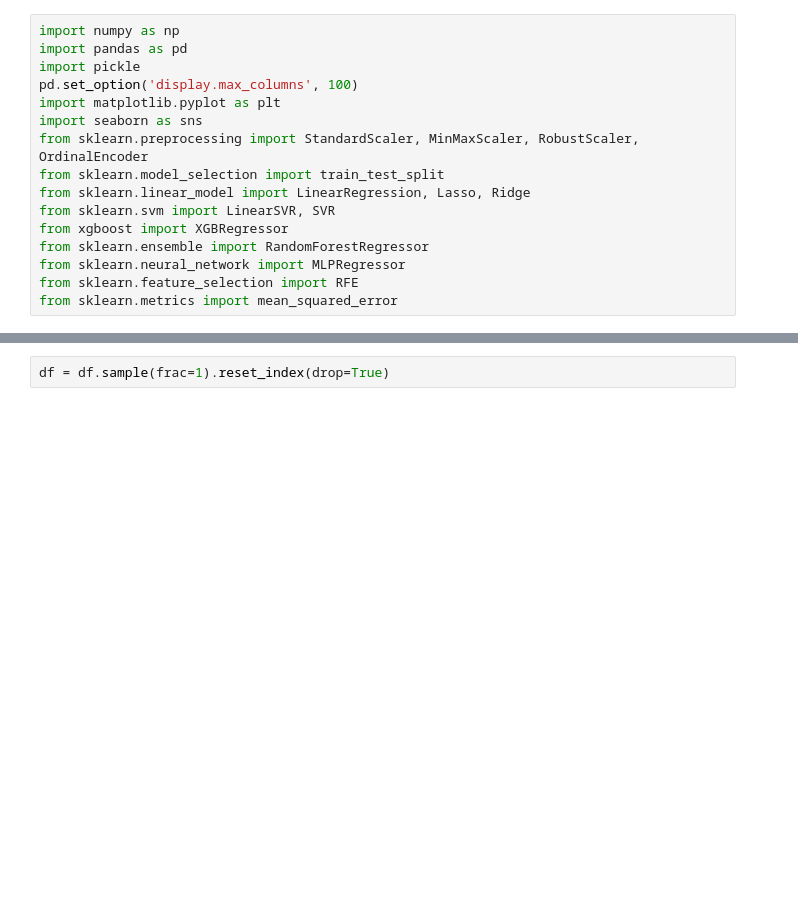
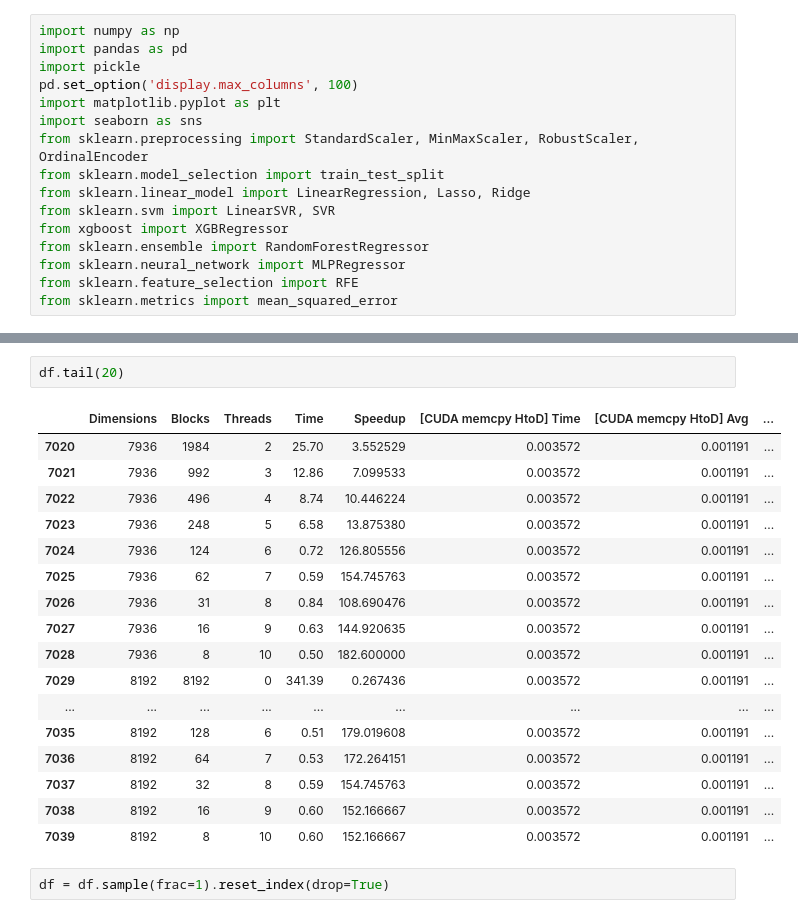
Before and after one commit to SAR2652/NYU-GPU-Final-Project, a Jupyter notebook: Analysis.ipynb, the cells around one changed output, grey strips where cells are left out. Saved outputs shown, nothing was run; the diff lists cells and outputs as text; blank space fills up the shorter version.

```diff
--- a/Analysis.ipynb
+++ b/Analysis.ipynb
@@ -33,3 +43,23 @@ df.head()
+# %%
+df.tail(20)
+# %% [output]
+|  | Dimensions | Blocks | Threads | Time | Speedup | [CUDA memcpy HtoD] Time | [CUDA memcpy HtoD] Avg | ... |
+| 7020 | 7936 | 1984 | 2 | 25.70 | 3.552529 | 0.003572 | 0.001191 | ... |
+| 7021 | 7936 | 992 | 3 | 12.86 | 7.099533 | 0.003572 | 0.001191 | ... |
+| 7022 | 7936 | 496 | 4 | 8.74 | 10.446224 | 0.003572 | 0.001191 | ... |
+| 7023 | 7936 | 248 | 5 | 6.58 | 13.875380 | 0.003572 | 0.001191 | ... |
+| 7024 | 7936 | 124 | 6 | 0.72 | 126.805556 | 0.003572 | 0.001191 | ... |
+| 7025 | 7936 | 62 | 7 | 0.59 | 154.745763 | 0.003572 | 0.001191 | ... |
+| 7026 | 7936 | 31 | 8 | 0.84 | 108.690476 | 0.003572 | 0.001191 | ... |
+| 7027 | 7936 | 16 | 9 | 0.63 | 144.920635 | 0.003572 | 0.001191 | ... |
+| 7028 | 7936 | 8 | 10 | 0.50 | 182.600000 | 0.003572 | 0.001191 | ... |
+| 7029 | 8192 | 8192 | 0 | 341.39 | 0.267436 | 0.003572 | 0.001191 | ... |
+| ... | ... | ... | ... | ... | ... | ... | ... | ... |
+| 7035 | 8192 | 128 | 6 | 0.51 | 179.019608 | 0.003572 | 0.001191 | ... |
+| 7036 | 8192 | 64 | 7 | 0.53 | 172.264151 | 0.003572 | 0.001191 | ... |
+| 7037 | 8192 | 32 | 8 | 0.59 | 154.745763 | 0.003572 | 0.001191 | ... |
+| 7038 | 8192 | 16 | 9 | 0.60 | 152.166667 | 0.003572 | 0.001191 | ... |
+| 7039 | 8192 | 8 | 10 | 0.60 | 152.166667 | 0.003572 | 0.001191 | ... |
 # %%
 df = df.sample(frac=1).reset_index(drop=True)
 # %%
```
Also changed, not shown: parts of 25 cells of this notebook, 3 other files.
